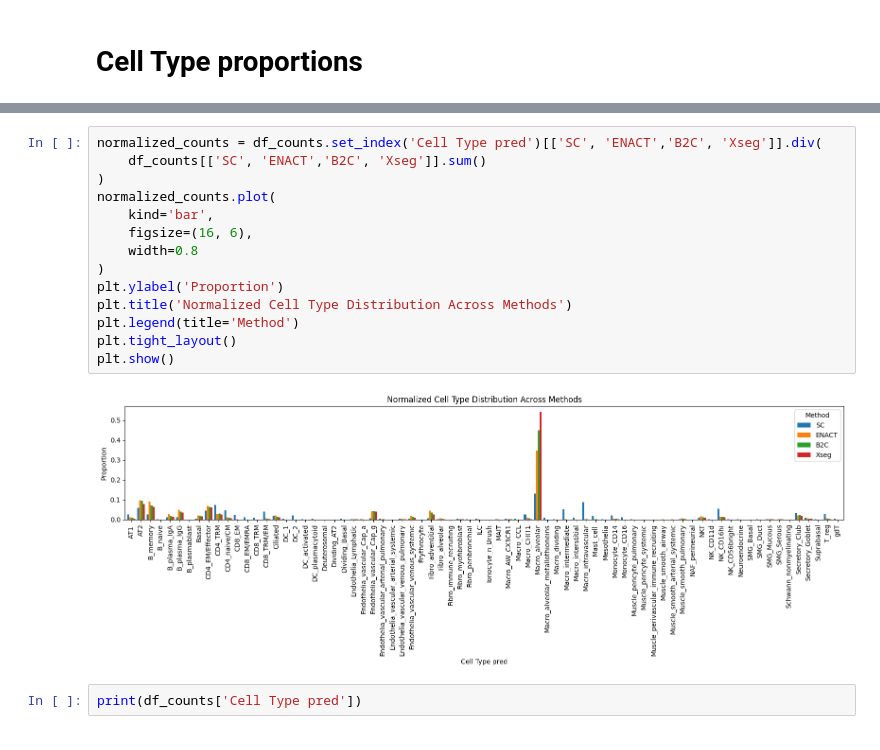
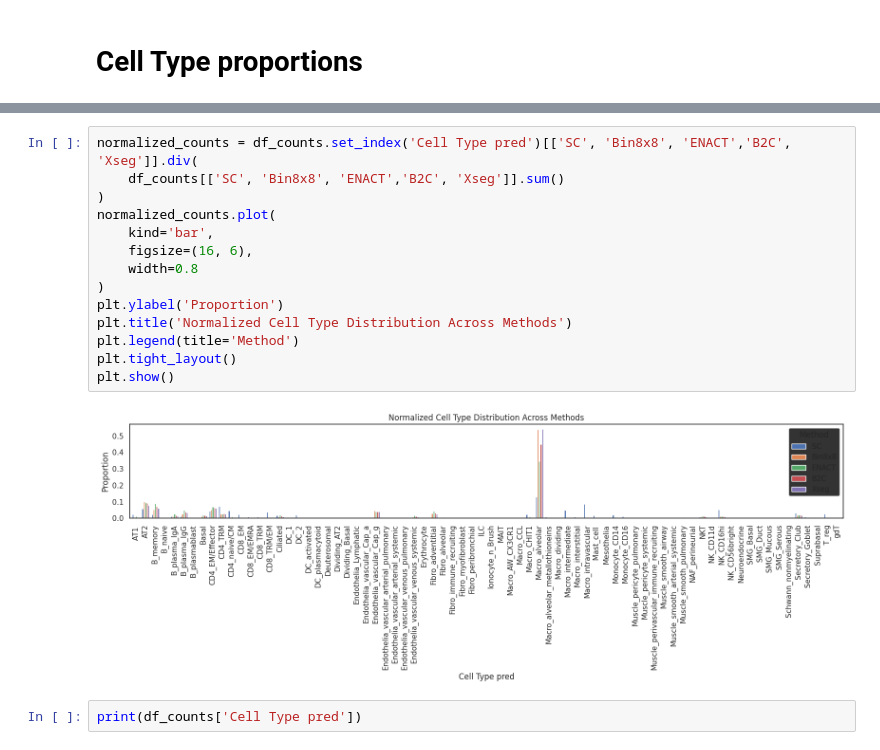
Before and after one commit to RaphaelDeGottardi/MasterThesis, a Jupyter notebook: Benchmarking pipeline/CellTypeAssignment metrics/Celltypist/Celltypist_plots.ipynb, the cells around one changed output, grey strips where cells are left out. Cells and saved outputs as stored; diff of their text form.

```diff
--- a/Benchmarking pipeline/CellTypeAssignment metrics/Celltypist/Celltypist_plots.ipynb
+++ b/Benchmarking pipeline/CellTypeAssignment metrics/Celltypist/Celltypist_plots.ipynb
@@ -89,19 +89,19 @@ print(df_counts.head())
 # %%
-normalized_counts = df_counts.set_index('Cell Type pred')[['SC', 'ENACT','B2C', 'Xseg']].div(
-    df_counts[['SC', 'ENACT','B2C', 'Xseg']].sum()
+normalized_counts = df_counts.set_index('Cell Type pred')[['SC', 'Bin8x8', 'ENACT','B2C', 'Xseg']].div(
+    df_counts[['SC', 'Bin8x8', 'ENACT','B2C', 'Xseg']].sum()
 )
 normalized_counts.plot(
     kind='bar',
     figsize=(16, 6),
     width=0.8
 )
 plt.ylabel('Proportion')
 plt.title('Normalized Cell Type Distribution Across Methods')
 plt.legend(title='Method')
 plt.tight_layout()
 plt.show()
 # %% [output]
-[figure, old version]
+[figure, new version]
 # %%
 print(df_counts['Cell Type pred'])
 # %% [output]
```
Also changed, not shown: parts of 5 cells of this notebook, 4 other files.
